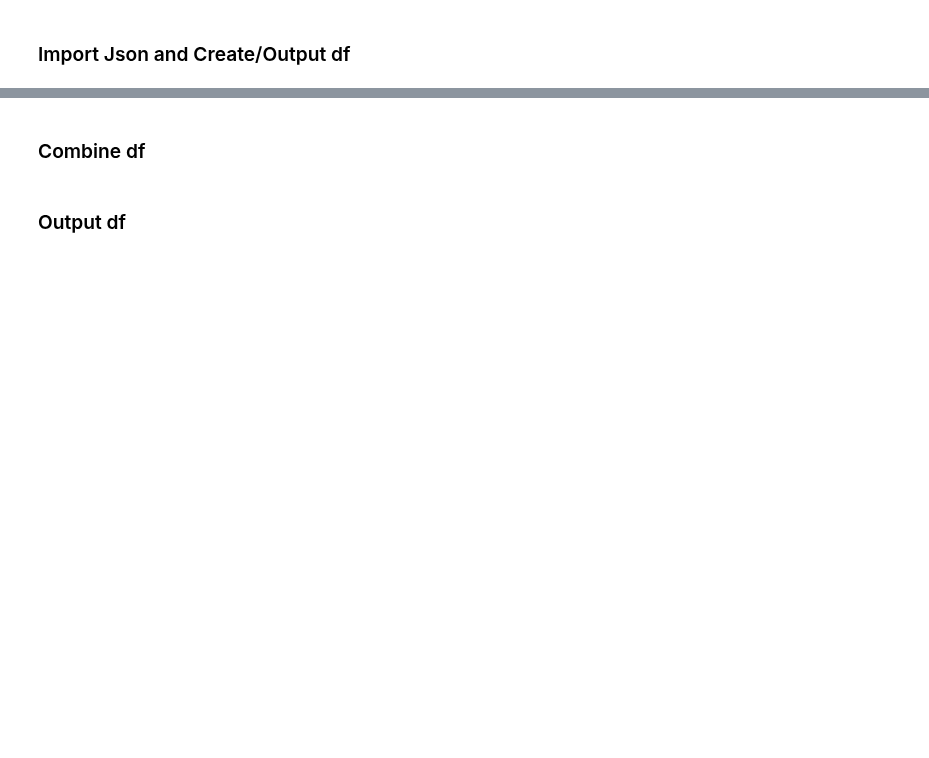
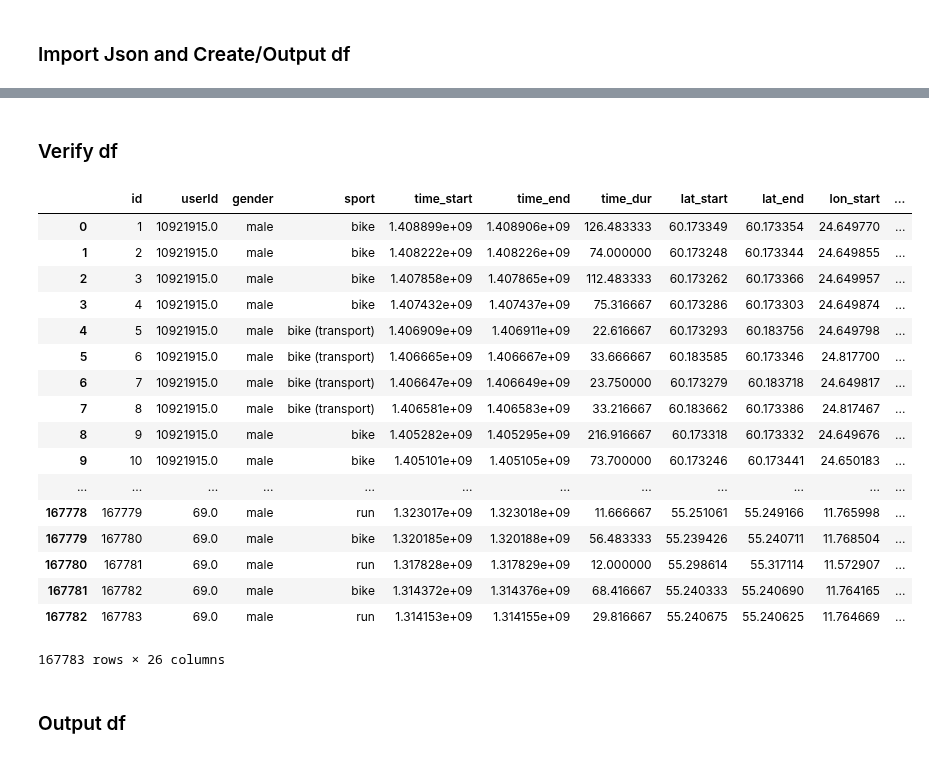
Before and after one commit to cheekeet86/project-capstone, a Jupyter notebook: code/1_combine_fitrec.ipynb, the cells around one changed output, grey strips where cells are left out. Drawn from its saved outputs; the diff is of its cells as text; code cells hidden in the pictures; blank space fills up the shorter version.

```diff
--- a/code/1_combine_fitrec.ipynb
+++ b/code/1_combine_fitrec.ipynb
@@ -47,12 +47,12 @@ output_path = '../data/4_output/' + folder
 # %%
 # import clean data
 
-#file = 'endomondoHR_proper_head_1000.json'
-file = 'endomondoHR_proper_head_10000.json'
+# file = 'endomondoHR_proper_head_1000.json'
+# file = 'endomondoHR_proper_head_10000.json'
 
-path = input_path + file
+# path = input_path + file
 
-with open(path, "r") as read_file:
-    data = json.load(read_file)
+# with open(path, "r") as read_file:
+#     data = json.load(read_file)
 # %% [markdown]
 ### Functions
@@ -115,0 +152,20 @@ for item in data.values():
+# %%
+df_all = pd.DataFrame()
+
+files = os.listdir(in_path)
+
+for file in files:
+
+    print(file)
+    path = in_path + file
+
+    with open(path, "r") as read_file:
+
+        # load each json file
+        data = json.load(read_file)
+
+        # create summary for json
+        df_json = create_df(data)
+
+        # combine summary to df_all
+        df_all = df_all.append(df_json,ignore_index=True)
@@ -116,4 +190,25 @@ for item in data.values():
 # %% [markdown]
-### Combine df
+### Verify df
+# %%
+df_all
+# %% [output]
+|  | id | userId | gender | sport | time_start | time_end | time_dur | lat_start | lat_end | lon_start | ... |
+| 0 | 1 | 10921915.0 | male | bike | 1.408899e+09 | 1.408906e+09 | 126.483333 | 60.173349 | 60.173354 | 24.649770 | ... |
+| 1 | 2 | 10921915.0 | male | bike | 1.408222e+09 | 1.408226e+09 | 74.000000 | 60.173248 | 60.173344 | 24.649855 | ... |
+| 2 | 3 | 10921915.0 | male | bike | 1.407858e+09 | 1.407865e+09 | 112.483333 | 60.173262 | 60.173366 | 24.649957 | ... |
+| 3 | 4 | 10921915.0 | male | bike | 1.407432e+09 | 1.407437e+09 | 75.316667 | 60.173286 | 60.173303 | 24.649874 | ... |
+| 4 | 5 | 10921915.0 | male | bike (transport) | 1.406909e+09 | 1.406911e+09 | 22.616667 | 60.173293 | 60.183756 | 24.649798 | ... |
+| 5 | 6 | 10921915.0 | male | bike (transport) | 1.406665e+09 | 1.406667e+09 | 33.666667 | 60.183585 | 60.173346 | 24.817700 | ... |
+| 6 | 7 | 10921915.0 | male | bike (transport) | 1.406647e+09 | 1.406649e+09 | 23.750000 | 60.173279 | 60.183718 | 24.649817 | ... |
+| 7 | 8 | 10921915.0 | male | bike (transport) | 1.406581e+09 | 1.406583e+09 | 33.216667 | 60.183662 | 60.173386 | 24.817467 | ... |
+| 8 | 9 | 10921915.0 | male | bike | 1.405282e+09 | 1.405295e+09 | 216.916667 | 60.173318 | 60.173332 | 24.649676 | ... |
+| 9 | 10 | 10921915.0 | male | bike | 1.405101e+09 | 1.405105e+09 | 73.700000 | 60.173246 | 60.173441 | 24.650183 | ... |
+| ... | ... | ... | ... | ... | ... | ... | ... | ... | ... | ... | ... |
+| 167778 | 167779 | 69.0 | male | run | 1.323017e+09 | 1.323018e+09 | 11.666667 | 55.251061 | 55.249166 | 11.765998 | ... |
+| 167779 | 167780 | 69.0 | male | bike | 1.320185e+09 | 1.320188e+09 | 56.483333 | 55.239426 | 55.240711 | 11.768504 | ... |
+| 167780 | 167781 | 69.0 | male | run | 1.317828e+09 | 1.317829e+09 | 12.000000 | 55.298614 | 55.317114 | 11.572907 | ... |
+| 167781 | 167782 | 69.0 | male | bike | 1.314372e+09 | 1.314376e+09 | 68.416667 | 55.240333 | 55.240690 | 11.764165 | ... |
+| 167782 | 167783 | 69.0 | male | run | 1.314153e+09 | 1.314155e+09 | 29.816667 | 55.240675 | 55.240625 | 11.764669 | ... |
+167783 rows × 26 columns
 # %% [markdown]
 ### Output df
```
Also changed, not shown: parts of 7 cells of this notebook, 2 other files.
